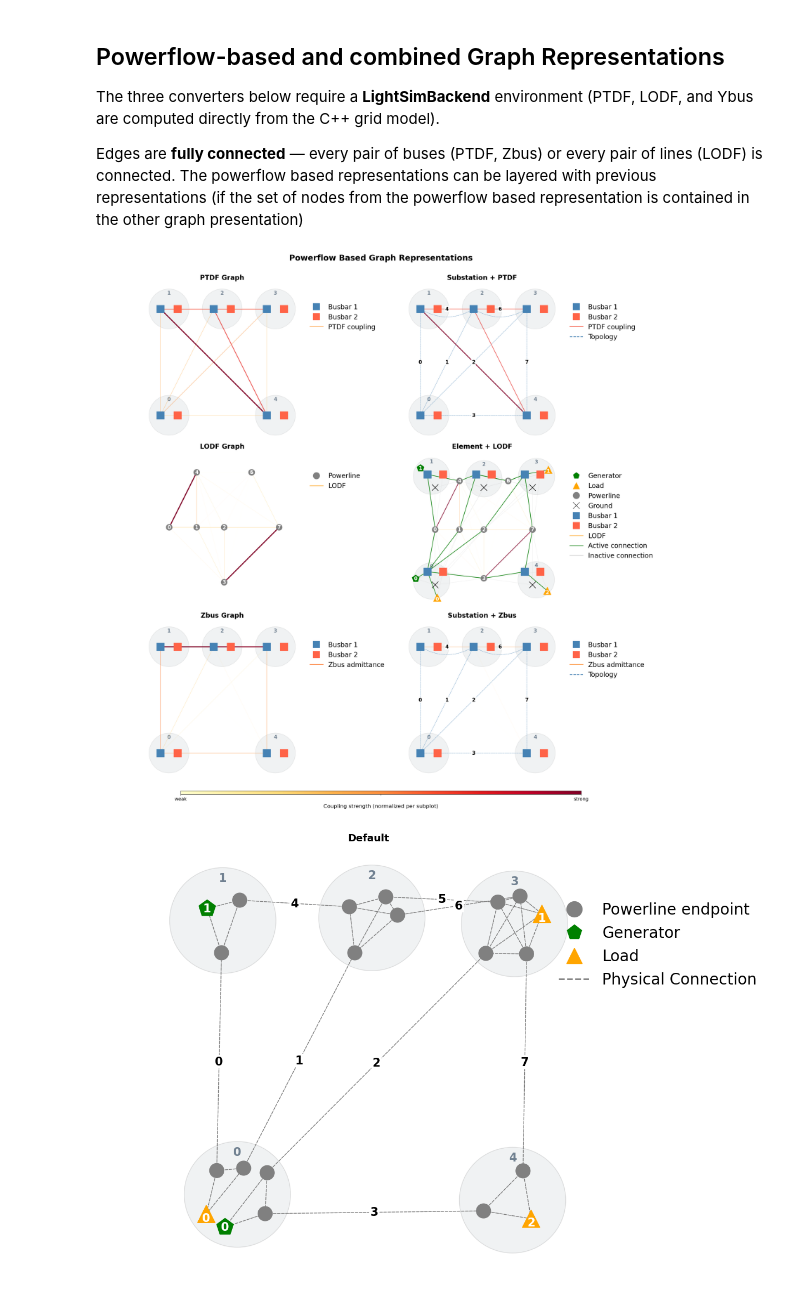
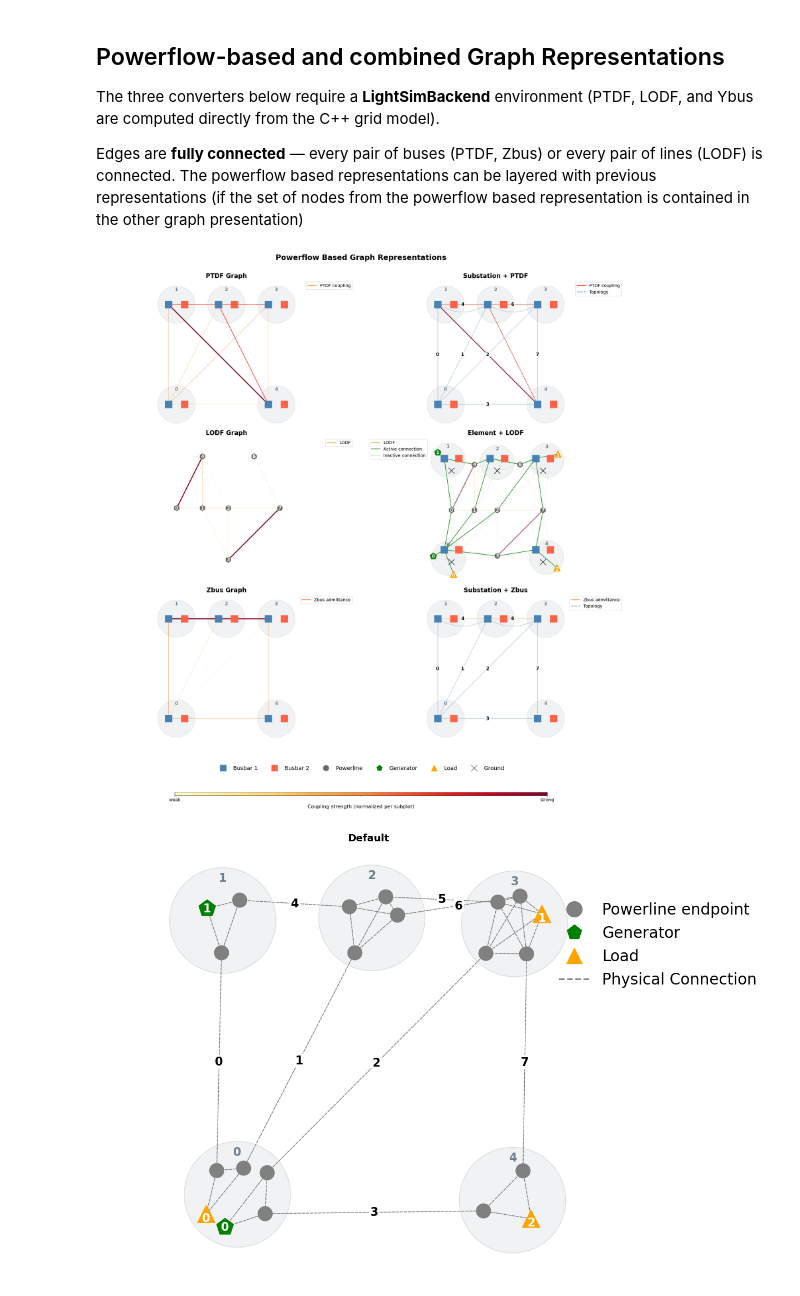
Before and after one commit to KIT-IAI-DRACOS/L2RPNGraphReprComparison, a Jupyter notebook: experiments/graph_obs_spaces_ieee14.ipynb, the cells around one changed output. Drawn from its saved outputs; the diff is of its cells as text; code cells hidden in the pictures.

Commit message:
Improve figures

```diff
--- a/experiments/graph_obs_spaces_ieee14.ipynb
+++ b/experiments/graph_obs_spaces_ieee14.ipynb
@@ -81,6 +85,7 @@ converters = [
 
 fig, axs = plt.subplots(2, 2, figsize=(24, 16), dpi=100)
 
+all_node_styles = []
 for ax, (title, converter) in zip(axs.flat, converters):
     gym_obs       = converter.to_gym(obs)
     edge_mask     = gym_obs[EDGE_MASK].astype(bool)
@@ -91,6 +96,7 @@ for ax, (title, converter) in zip(axs.flat, converters):
     edge_labels   = get_edge_labels(env, obs, gym_obs, type(converter), edge_mask)
     sub_groups    = get_substation_node_groups(env, type(converter))
     curved_edges  = get_curved_powerline_edges(env, obs, type(converter), [4, 6])
+    all_node_styles.extend(node_styles)
 
     args = PlottingArgs(
         num_nodes=len(node_styles),
@@ -102,6 +108,7 @@ for ax, (title, converter) in zip(axs.flat, converters):
         substation_node_groups=sub_groups,
         curved_edges=curved_edges,
         show_legend=True,
+        show_node_legend=False,  # node types are shared across all four converters — merged into one legend below
     )
     visualize_graph(args, ax=ax)
     ax.set_title(title, fontsize=20, fontweight="bold")
@@ -110,8 +117,19 @@ plt.suptitle(
     "Topology Based Graph Representations - Bus Splitting applied at substation 0 (bottom left)",
     fontsize=20, fontweight="bold", y=1.01,
 )
+# Single shared node-type legend for the whole figure (edge types differ per converter
+# and stay on their own subplot).
+node_handles = dedupe_legend_handles(build_node_legend_handles(all_node_styles))
+fig.legend(
+    handles=node_handles,
+    loc="lower center",
+    ncol=len(node_handles),
+    bbox_to_anchor=(0.5, -0.03),
+    frameon=False,
+    fontsize=18,
+)
 plt.tight_layout()
 plt.subplots_adjust(wspace=0.05, hspace=0.05)
-plt.savefig("topology_based_representations.png", dpi=100)
+plt.savefig("topology_based_representations.png", dpi=100, bbox_inches="tight")
 plt.show()
 # %% [output]
@@ -144,6 +162,8 @@ converters_combined = [
     ("Element + LODF",    ElementLODFGraphObservationConverter(backend=env_ls.backend,    g2op_obs_space=env_ls.observation_space)),
     ("Substation + Zbus", SubstationZbusGraphObservationConverter(backend=env_ls.backend, g2op_obs_space=env_ls.observation_space)),
 ]
+
+all_node_styles_pf = []
 
 
 def plot_converter(ax, title, converter, include_topology=False):
@@ -173,6 +193,7 @@ def plot_converter(ax, title, converter, include_topology=False):
     edge_labels  = get_edge_labels(env_ls, obs_ls, gym_obs, conv_type, display_mask)
     sub_groups   = get_substation_node_groups(env_ls, conv_type)
     curved_edges = get_curved_powerline_edges(env_ls, obs_ls, conv_type, [4, 6])
+    all_node_styles_pf.extend(node_styles)
 
     args = PlottingArgs(
         num_nodes=len(node_styles),
@@ -184,38 +205,50 @@ def plot_converter(ax, title, converter, include_topology=False):
         substation_node_groups=sub_groups,
         curved_edges=curved_edges,
         show_legend=True,
+        show_node_legend=False,  # node types are shared across all converters — merged into one legend below
     )
     visualize_graph(args, ax=ax)
     ax.set_title(title, fontsize=20, fontweight="bold")
 
 
 fig, axs = plt.subplots(3, 2, figsize=(24, 22), dpi=100)
 
 for ax, (title, converter) in zip(axs[:, 0], converters_ls):
     plot_converter(ax=ax, title=title, converter=converter, include_topology=False)
 
 for ax, (title, converter) in zip(axs[:, 1], converters_combined):
     plot_converter(ax=ax, title=title, converter=converter, include_topology=True)
 
 plt.suptitle(
     "Powerflow Based Graph Representations",
     fontsize=24, fontweight="bold", y=1.01,
 )
+# Single shared node-type legend for the whole figure, placed above the colorbar strip
+# (edge types differ per converter and stay on their own subplot).
+node_handles = dedupe_legend_handles(build_node_legend_handles(all_node_styles_pf))
+fig.legend(
+    handles=node_handles,
+    loc="lower center",
+    ncol=len(node_handles),
+    bbox_to_anchor=(0.5, -0.06),
+    frameon=False,
+    fontsize=18,
+)
 # Horizontal colorbar below all subplots
 sm = mcm.ScalarMappable(cmap="YlOrRd", norm=mcolors_norm.Normalize(vmin=0, vmax=1))
 sm.set_array([])
-cbar_ax = fig.add_axes([0.15, -0.02, 0.70, 0.007])
+cbar_ax = fig.add_axes([0.15, -0.10, 0.70, 0.007])
 cbar = fig.colorbar(sm, cax=cbar_ax, orientation="horizontal")
 cbar.set_label("Coupling strength (normalized per subplot)", fontsize=16, labelpad=8)
 cbar.set_ticks([0.0, 0.5, 1.0])
 cbar.set_ticklabels(["weak", "", "strong"], fontsize=14)
 
 plt.tight_layout()
 plt.subplots_adjust(wspace=0.05, hspace=0.05)
 plt.savefig("powerflow_based_representations.png", dpi=100, bbox_inches="tight")
 plt.show()
 # %% [output]
-[figure, old version]
+[figure, new version]
 # %%
 # ── Individual plots — one figure per observation space ───────────────────────
 import numpy as np
```
Also changed, not shown: parts of 2 cells of this notebook, 3 other files.
